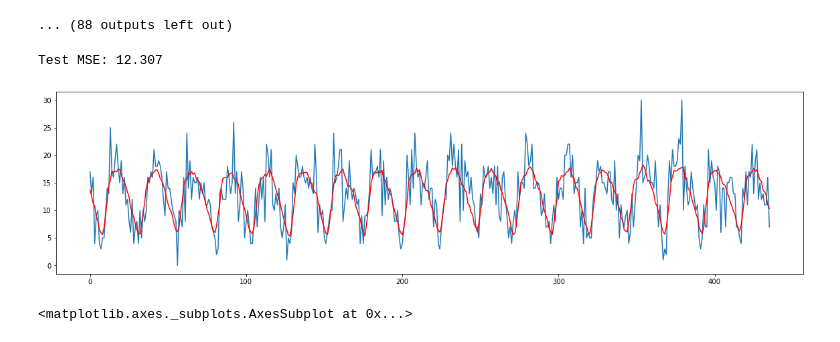
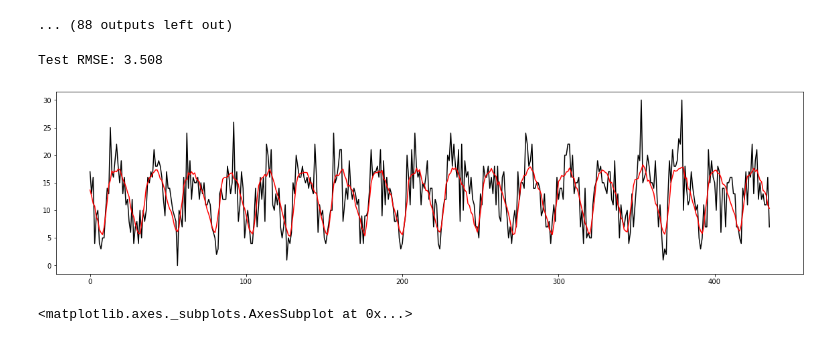
Before and after one commit to tcbonds/Project-5, a Jupyter notebook: SF_EMS_Modeling.ipynb, the cells around one changed output. Drawn from its saved outputs; the diff is of its cells as text; code cells hidden in the pictures.

```diff
--- a/SF_EMS_Modeling.ipynb
+++ b/SF_EMS_Modeling.ipynb
@@ -402,26 +410,50 @@ with open('best_sarima_model_fit.pickle','wb') as f:
 # %%
-with open('best_sarima_model.pickle','wb') as f:
-    pickle.dump(model,f)
+# Pickling  best_sarima_model
+redo_pickle = False
+
+if redo_pickle == True:
+    with open('best_sarima_model.pickle','wb') as f:
+        pickle.dump(model,f)
+
+if redo_pickle == False:
+    with open('best_sarima_model.pickle','rb') as f:
+        model = pickle.load(f)
 # %%
-with open('sarima_predictions.pickle','wb') as f:
-    pickle.dump(predictions,f)
+# Pickling sarima_predictions
+redo_pickle = False
+
+if redo_pickle == True:
+    with open('sarima_predictions.pickle','wb') as f:
+        pickle.dump(predictions,f)
+
+if redo_pickle == False:
+    with open('sarima_predictions.pickle','rb') as f:
+        predictions = pickle.load(f)
 # %%
-with open('sarima_test.pickle','wb') as f:
-    pickle.dump(test[:436],f)
+# Pickling sarima_test
+redo_pickle = False
+
+if redo_pickle == True:
+    with open('sarima_test.pickle','wb') as f:
+        pickle.dump(test[:436],f)
+
+if redo_pickle == False:
+    with open('sarima_test.pickle','rb') as f:
+        test = pickle.load(f)
 # %%
 # Calculating and printing MSE for all test predictions
 error = mean_squared_error(test[:436], predictions)
-print('Test MSE: %.3f' % error)
+print('Test RMSE: %.3f' % np.sqrt(error))
 # %% [output]
-Test MSE: 12.307
+Test RMSE: 3.508
 # %%
 # plot SARIMA
 plt.figure(figsize=(20,5))
-plt.plot(test[:436])
+plt.plot(test[:436], color='black')
 plt.plot(predictions, color='red')
 plt.show()
 # %% [output]
-[figure, old version]
+[figure, new version]
 # %%
 # Checking for residuals (look evenly distributed)
 sns.scatterplot(x=(range(len(test[:436]))),y=[float(x) for x in predictions]-test[:436])
```
Also changed, not shown: parts of 1 cell of this notebook.
